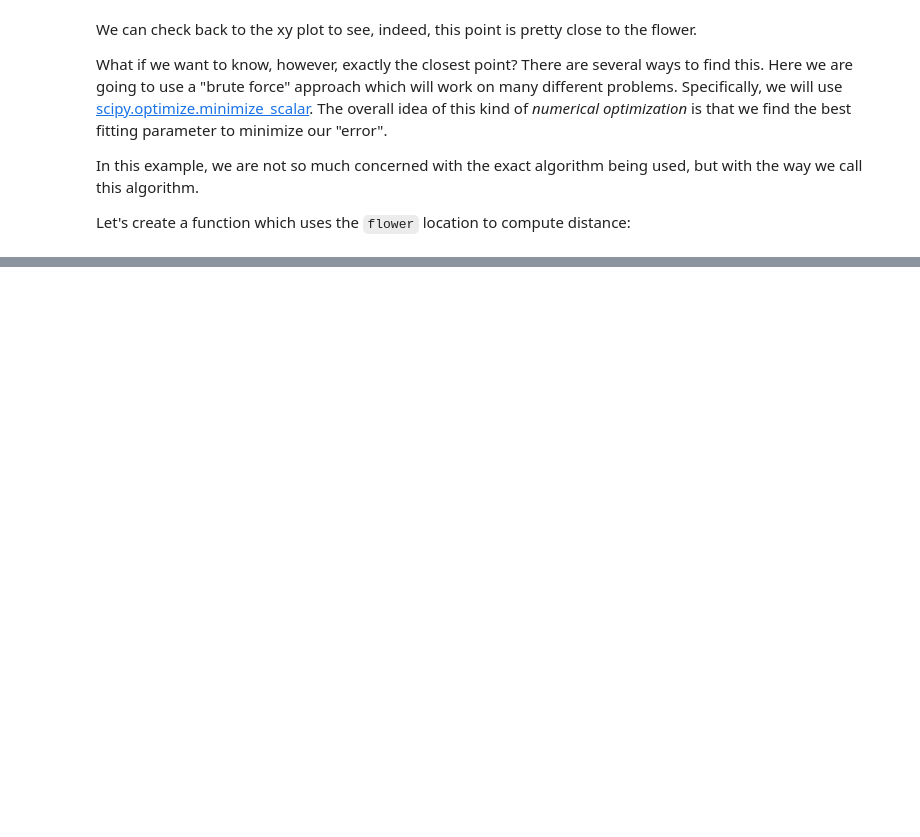
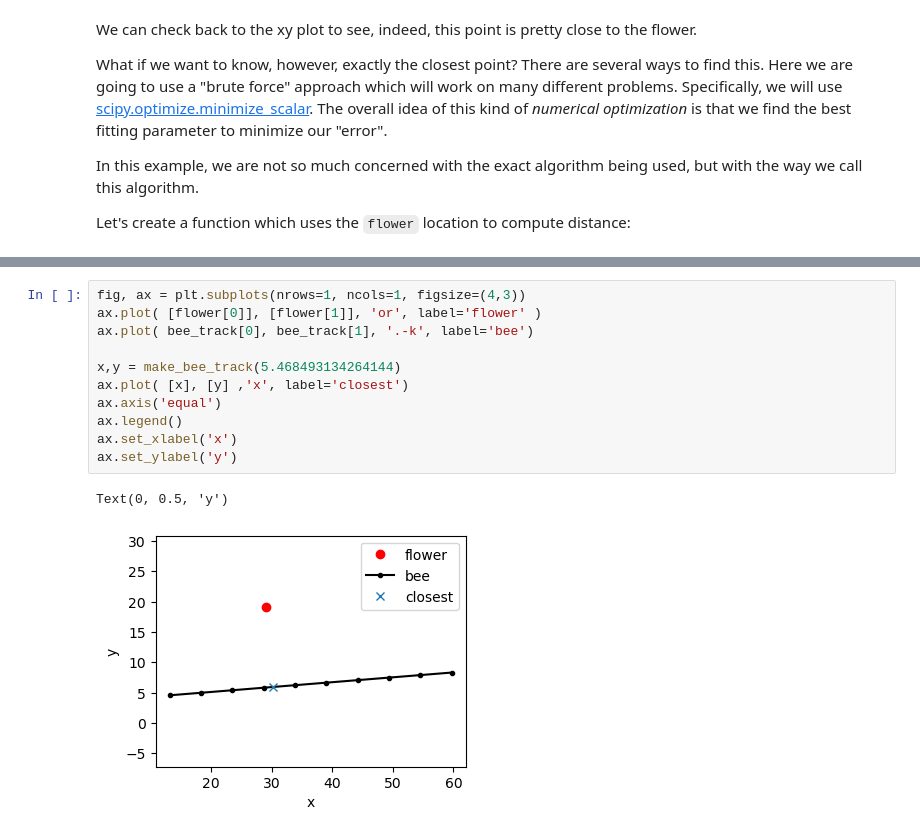
Before and after one commit to strawlab/wm01-dragon, a Jupyter notebook: lectures/lecture-05/1 - optimization.ipynb, the cells around one changed output, grey strips where cells are left out. Saved outputs shown, nothing was run; the diff lists cells and outputs as text; blank space fills up the shorter version.

```diff
--- a/lectures/lecture-05/1 - optimization.ipynb
+++ b/lectures/lecture-05/1 - optimization.ipynb
@@ -98,0 +173,14 @@ make_bee_track(5.468493134264144)
+# %%
+fig, ax = plt.subplots(nrows=1, ncols=1, figsize=(4,3))
+ax.plot( [flower[0]], [flower[1]], 'or', label='flower' )
+ax.plot( bee_track[0], bee_track[1], '.-k', label='bee')
+
+x,y = make_bee_track(5.468493134264144)
+ax.plot( [x], [y] ,'x', label='closest')
+ax.axis('equal')
+ax.legend()
+ax.set_xlabel('x')
+ax.set_ylabel('y')
+# %% [output]
+Text(0, 0.5, 'y')
+[figure, added]
```
Also changed, not shown: parts of 15 cells of this notebook, 2 other files.
